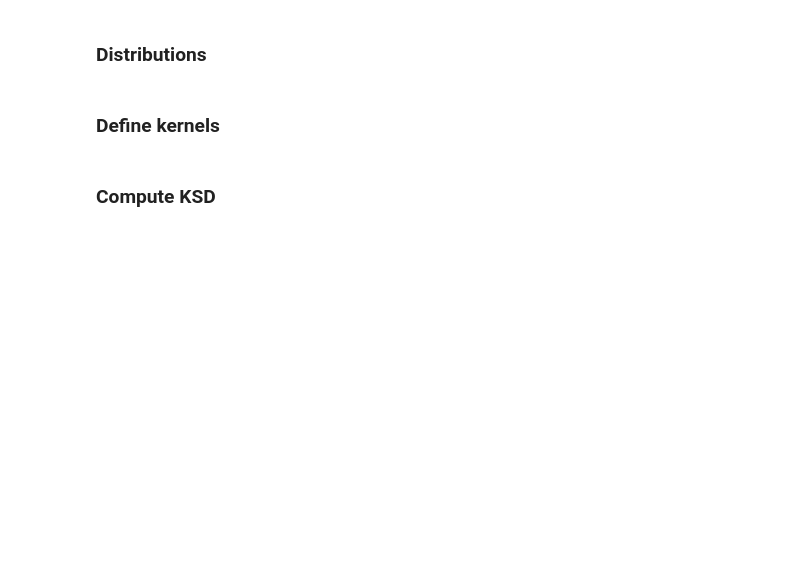
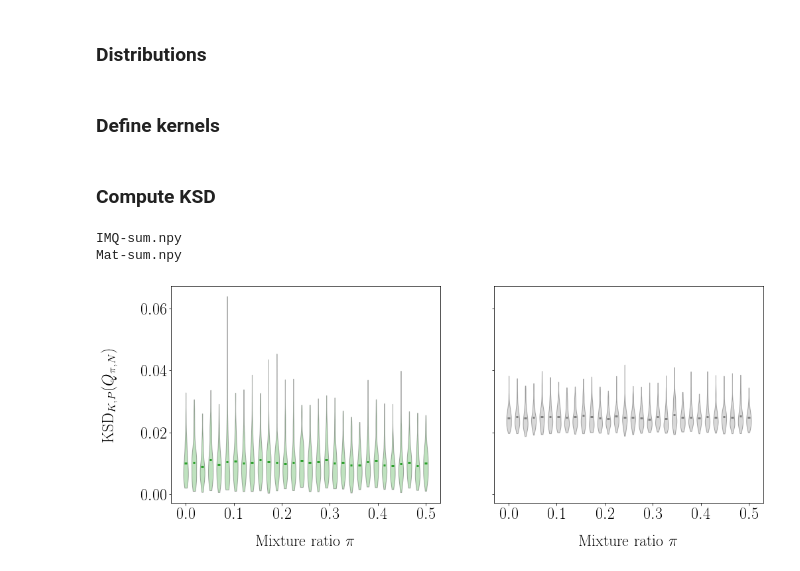
Before and after one commit to noukoudashisoup/ksd-moment, a Jupyter notebook: ipynb/mixture_experiment_gauss.ipynb, the cells around one changed output. Drawn from its saved outputs; the diff is of its cells as text; code cells hidden in the pictures; blank space fills up the shorter version.

```diff
--- a/ipynb/mixture_experiment_gauss.ipynb
+++ b/ipynb/mixture_experiment_gauss.ipynb
@@ -141,7 +147,14 @@ model = MixNormal(m1, m2, s1, s2, torch.tensor([0.2, 0.8]))
 # %% [markdown]
 ### Define kernels
 # %%
-kimq  = kernel.KIMQ(b=-0.5)
+adaptive = True
+scale = 1.
+if adaptive:
+    n_ = 1000
+    X = target.sample(n_)
+    scale = util.pt_meddistance(X)
+
+kimq  = kernel.KIMQ(b=-0.5, s2=scale**2)
 loc = None
 klin = kernel.KLinear(scale=1, loc=loc, bias=1)
 w = kernel.MultiquadraticWeight(p=-0.5, bias=1, loc=loc)
@@ -164,7 +177,7 @@ n = 500
 rep = 100
 n_ps = 30
 ps = torch.linspace(0.0, 0.5, n_ps)
-rerun = False
+rerun = True
 separate = False
 # %%
 data = np.empty([len(kernels), rep, n_ps])
@@ -199,6 +212,9 @@ for l_i, (key, l) in enumerate(losses.items()):
                 data[l_i, i, j] = l.loss(X, vstat=True, weight=weight, ignore_diag=False).detach().numpy()
         result = data[l_i]
         np.save(path, result)
+# %% [output]
+IMQ-sum.npy
+Mat-sum.npy
 # %%
 Format = namedtuple('Format', ['color', 'linestyle',])
 label_format_tuples = {
@@ -214,33 +230,36 @@ for ki, key in enumerate(losses.keys()):
     ax = axes[ki]
     ax.set_yscale('linear')
 
     label = ax.set_xlabel('Mixture ratio $\pi$', fontsize = 24)
     ax.xaxis.set_label_coords(0.5, -0.15)
     if ki == 0:
-        label = ax.set_ylabel('$\\mathrm{KSD}(P, Q_{\pi,N})$', fontsize = 24)
-        label.set_rotation(0)
-        ax.yaxis.set_label_coords(-0.1, 1.05)
+        label = ax.set_ylabel('$\\mathrm{KSD}_{K,P}(Q_{\pi,N})$', fontsize = 24)
+#         label.set_rotation(0)
+#         ax.yaxis.set_label_coords(-0.1, 1.05)
+        ax.yaxis.set_label_coords(-0.2, 0.5)
 
 #     ax.set_yticks([1e-1, 1e+0, 1e+1, 1e+2])
     ax.set_xticks([0.1*i for i in range(0, 5+1)])
 
 
     label = label_format_tuples[key][0]
     fmt = label_format_tuples[key][1]
 #     ax.plot(ps, data[ki].mean(axis=0), label=label,
 #             color=fmt.color, linestyle=fmt.linestyle)
     y = data[ki].mean(axis=0)
 #     y = np.percentile(data[ki], q=50, axis=0)
 #     ax.plot(ps, y, color=fmt.color, label=label, linestyle=fmt.linestyle)
     error_low = (y - np.percentile(data[ki], q=5, axis=0))
     error_high = np.percentile(data[ki], q=95, axis=0)-y
     errors = np.vstack([error_low, error_high])
 #     ax.errorbar(ps, y, yerr=data[ki].std(axis=0),
 #     ax.errorbar(ps, y, yerr=errors,
 #                 color=fmt.color, label=label, linestyle=fmt.linestyle, alpha=0.3)
     violin_parts = ax.violinplot(data[ki], ps.detach().numpy(), showmeans=True, showextrema=False,
                                  widths=0.01)
     plt.setp(violin_parts['bodies'], facecolor=fmt.color, edgecolor='black', alpha=0.3)
     plt.setp(violin_parts['cmeans'], edgecolor=fmt.color)
 
 plt.savefig('ksd_gauss_mixture_imq_vs_matern.pdf', bbox_inches='tight')
+# %% [output]
+[figure, added]
```
Also changed, not shown: parts of 2 cells of this notebook, 6 other files.
